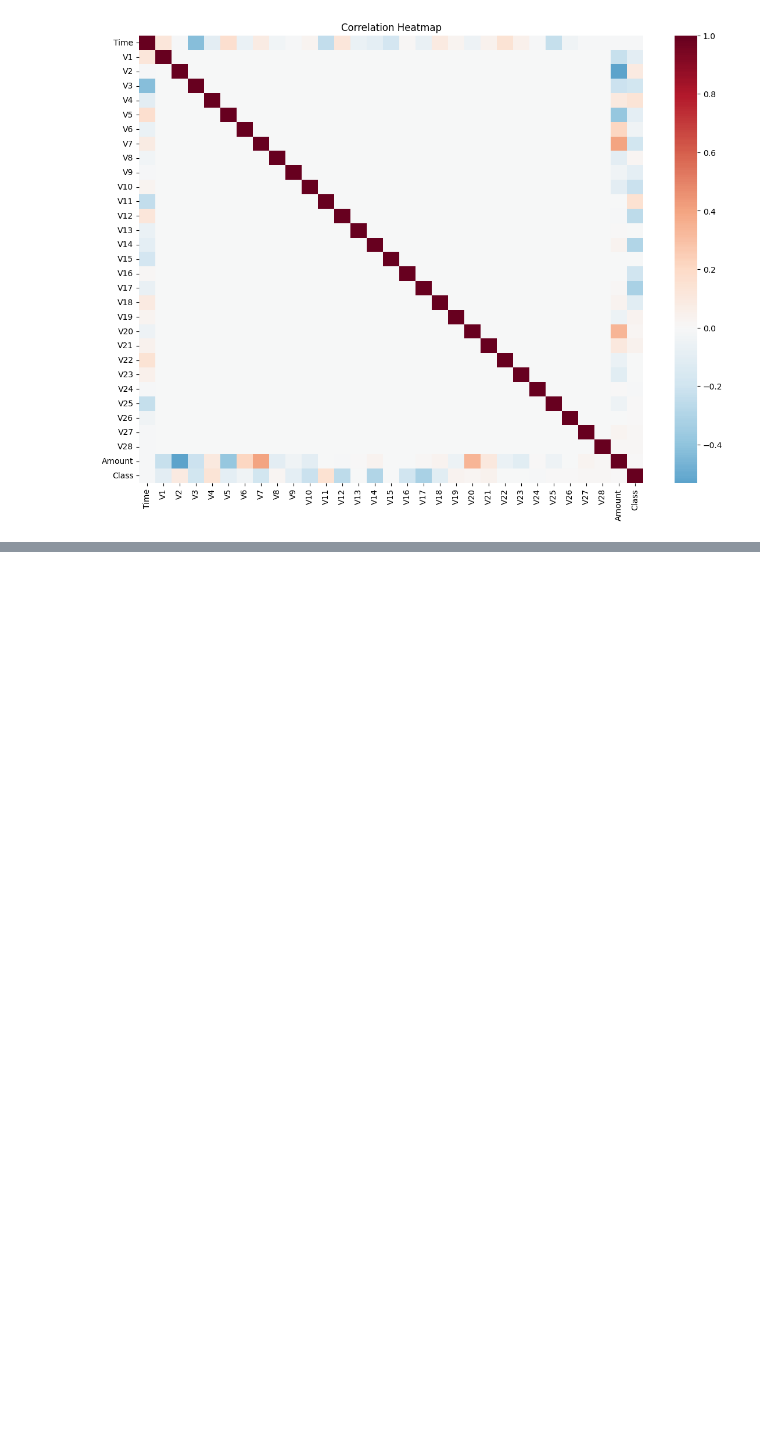
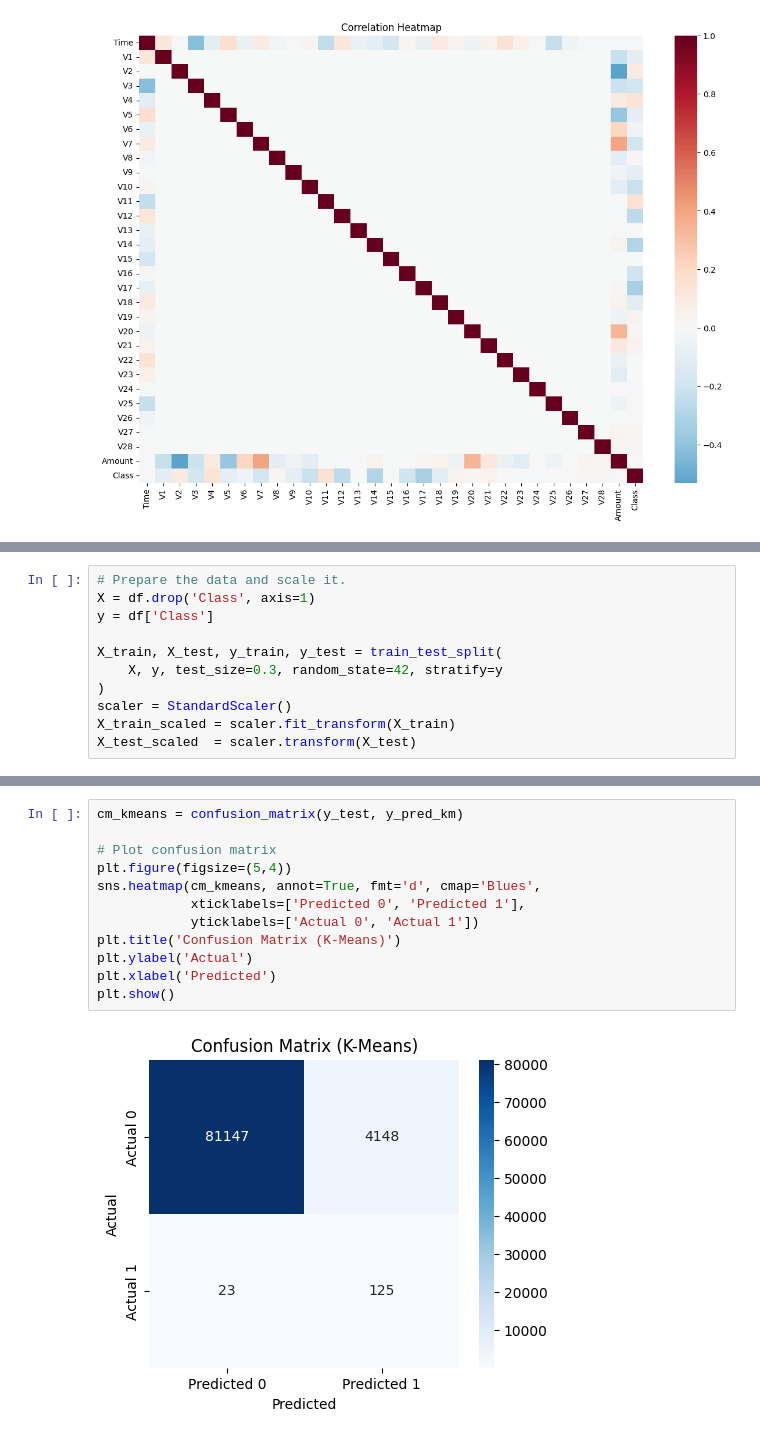
Before and after one commit to abdelrahmanikram/cc_anomaly_detection, a Jupyter notebook: main.ipynb, the cells around one changed output, grey strips where cells are left out. Cells and saved outputs as stored; diff of their text form; blank space fills up the shorter version.

```diff
--- a/main.ipynb
+++ b/main.ipynb
@@ -123,0 +137,11 @@ plt.show()
+# %%
+# Prepare the data and scale it.
+X = df.drop('Class', axis=1)
+y = df['Class']
+
+X_train, X_test, y_train, y_test = train_test_split(
+    X, y, test_size=0.3, random_state=42, stratify=y
+)
+scaler = StandardScaler()
+X_train_scaled = scaler.fit_transform(X_train)
+X_test_scaled  = scaler.transform(X_test)
@@ -123,0 +191,14 @@ plt.show()
+# %%
+cm_kmeans = confusion_matrix(y_test, y_pred_km)
+
+# Plot confusion matrix
+plt.figure(figsize=(5,4))
+sns.heatmap(cm_kmeans, annot=True, fmt='d', cmap='Blues',
+            xticklabels=['Predicted 0', 'Predicted 1'],
+            yticklabels=['Actual 0', 'Actual 1'])
+plt.title('Confusion Matrix (K-Means)')
+plt.ylabel('Actual')
+plt.xlabel('Predicted')
+plt.show()
+# %% [output]
+[figure, added]
```
Also changed, not shown: parts of 12 cells of this notebook.
